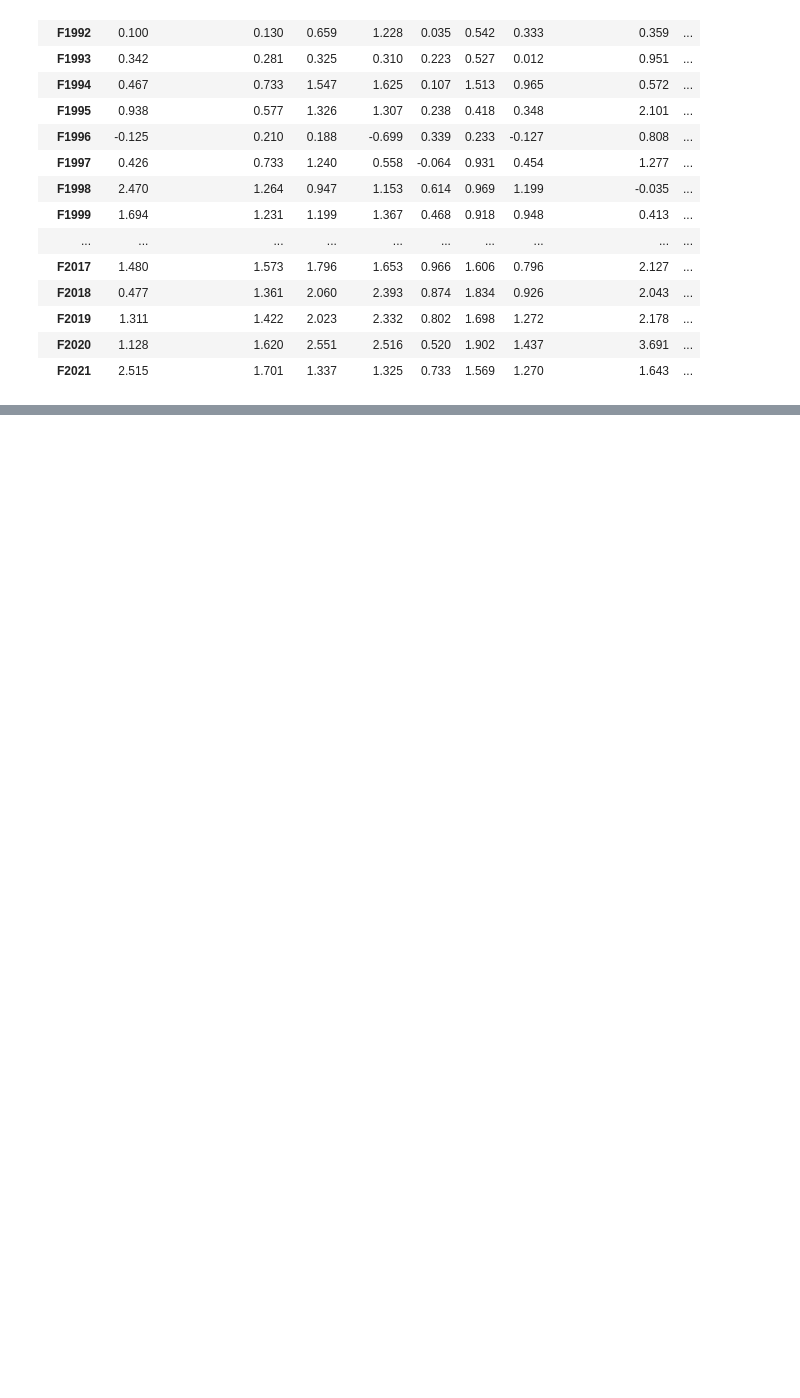
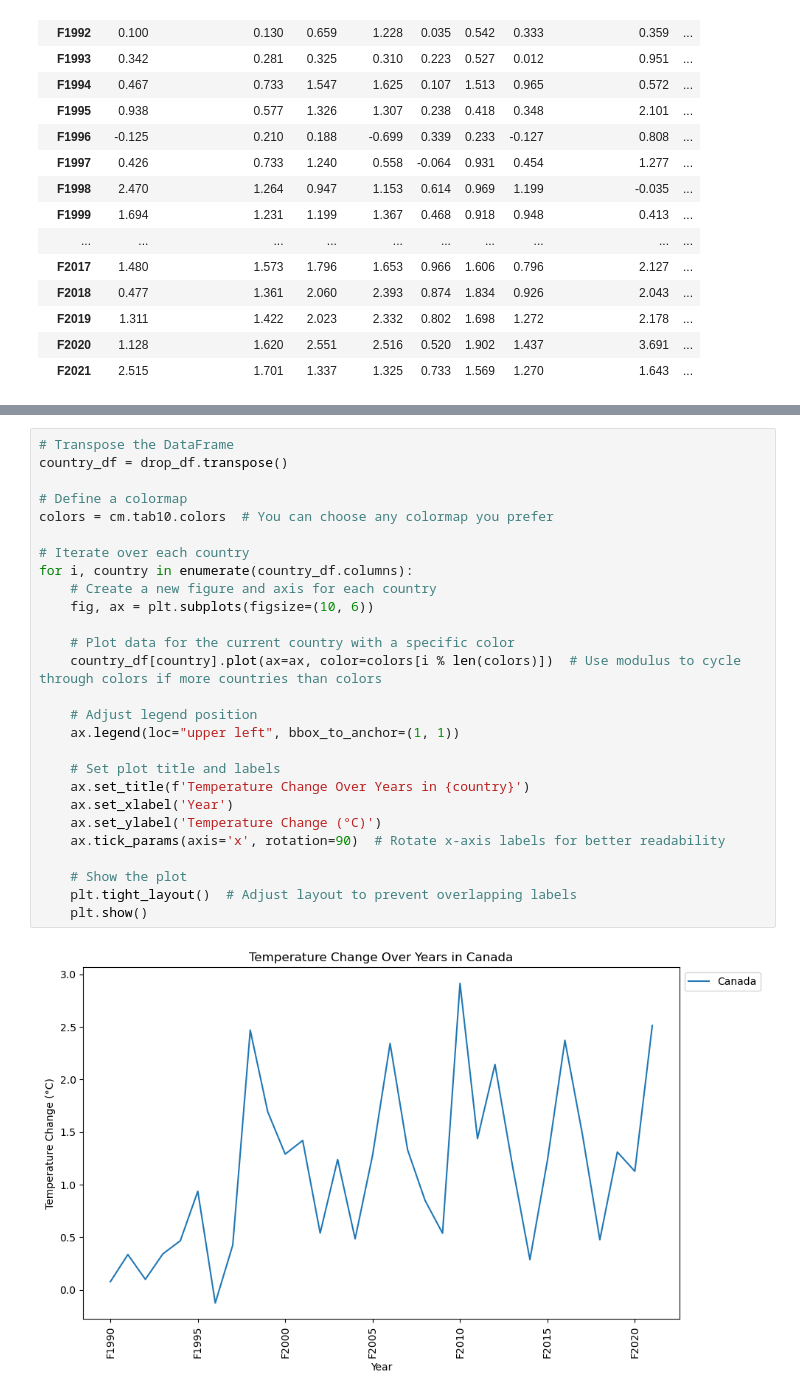
Before and after one commit to vivsarraf/Global-Warming, a Jupyter notebook: Emad.ipynb, the cells around one changed output, grey strips where cells are left out. Drawn from its saved outputs; the diff is of its cells as text; blank space fills up the shorter version.

Commit message:
add new plots

```diff
--- a/Emad.ipynb
+++ b/Emad.ipynb
@@ -141 +142,30 @@ plt.show()
 [figure]
+# %%
+# Transpose the DataFrame
+country_df = drop_df.transpose()
+
+# Define a colormap
+colors = cm.tab10.colors  # You can choose any colormap you prefer
+
+# Iterate over each country
+for i, country in enumerate(country_df.columns):
+    # Create a new figure and axis for each country
+    fig, ax = plt.subplots(figsize=(10, 6))
+
+    # Plot data for the current country with a specific color
+    country_df[country].plot(ax=ax, color=colors[i % len(colors)])  # Use modulus to cycle through colors if more countries than colors
+
+    # Adjust legend position
+    ax.legend(loc="upper left", bbox_to_anchor=(1, 1))
+
+    # Set plot title and labels
+    ax.set_title(f'Temperature Change Over Years in {country}')
+    ax.set_xlabel('Year')
+    ax.set_ylabel('Temperature Change (°C)')
+    ax.tick_params(axis='x', rotation=90)  # Rotate x-axis labels for better readability
+
+    # Show the plot
+    plt.tight_layout()  # Adjust layout to prevent overlapping labels
+    plt.show()
+# %% [output]
+[figure, added]
```
Also changed, not shown: parts of 3 cells of this notebook.
